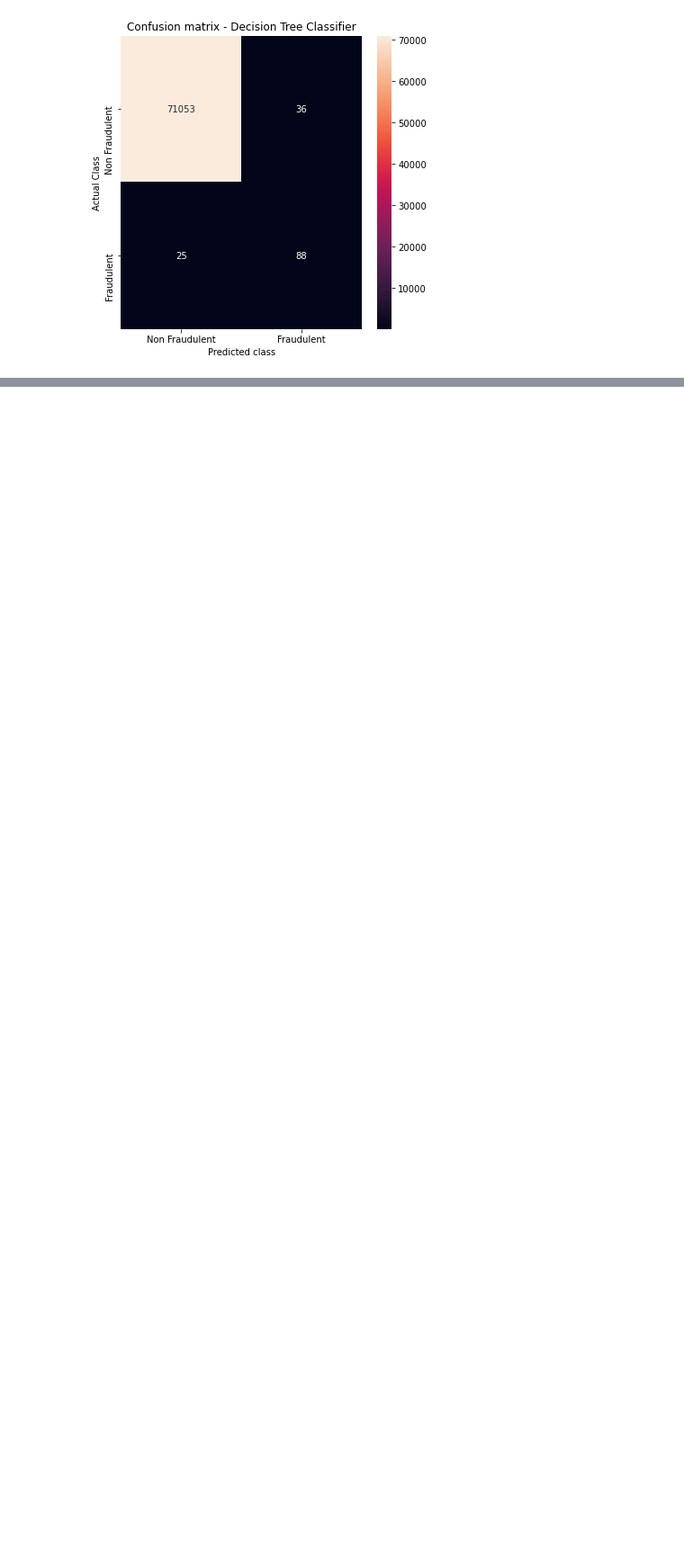
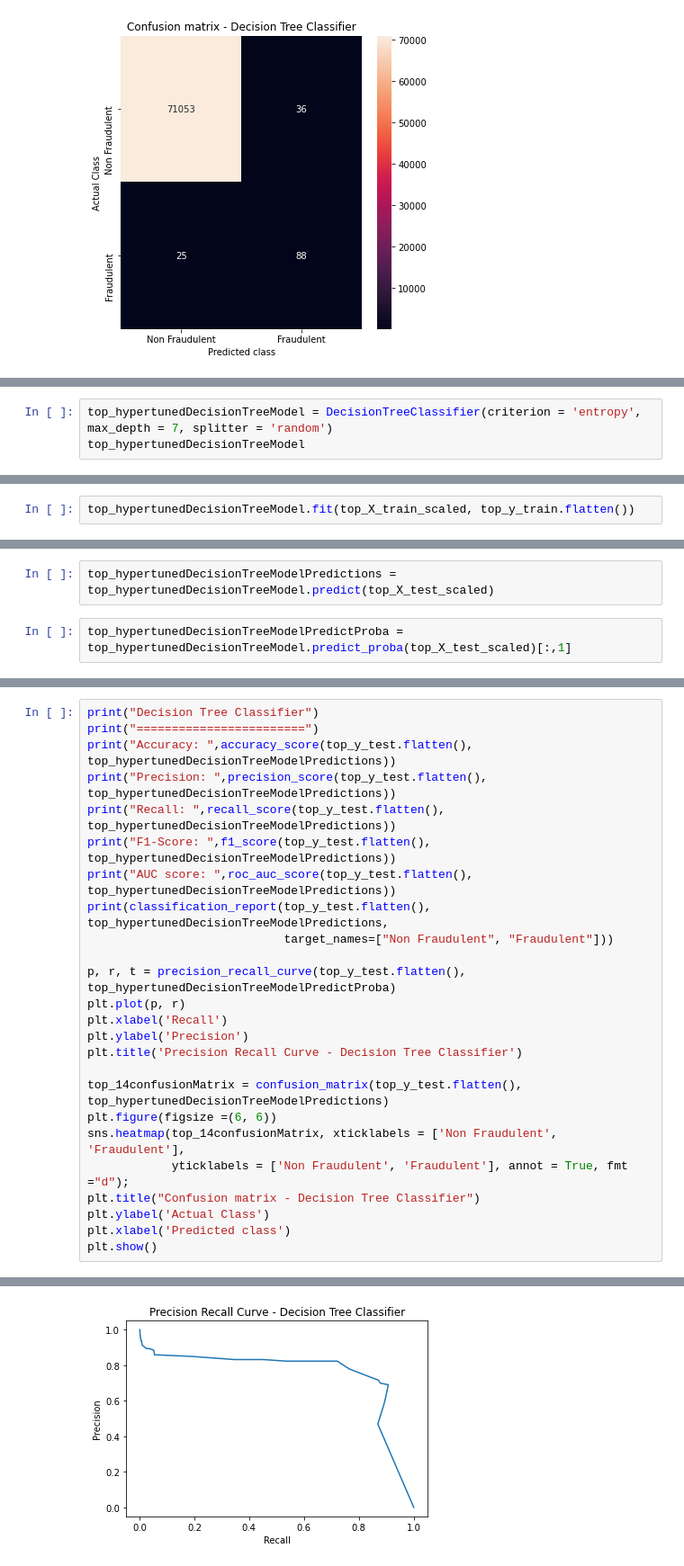
Before and after one commit to cdalsania/Credit_Card_Fraud_Detection, a Jupyter notebook: ml_models/DecisionTree.ipynb, the cells around one changed output, grey strips where cells are left out. Shown at 90% size. Cells and saved outputs as stored; diff of their text form; blank space fills up the shorter version.

```diff
--- a/ml_models/DecisionTree.ipynb
+++ b/ml_models/DecisionTree.ipynb
@@ -515,0 +588,3 @@ Non Fraudulent       1.00      1.00      1.00     71089
+# %%
+top_hypertunedDecisionTreeModel = DecisionTreeClassifier(criterion = 'entropy', max_depth = 7, splitter = 'random')
+top_hypertunedDecisionTreeModel
@@ -515,0 +593,2 @@ Non Fraudulent       1.00      1.00      1.00     71089
+# %%
+top_hypertunedDecisionTreeModel.fit(top_X_train_scaled, top_y_train.flatten())
@@ -515,0 +603,4 @@ Non Fraudulent       1.00      1.00      1.00     71089
+# %%
+top_hypertunedDecisionTreeModelPredictions = top_hypertunedDecisionTreeModel.predict(top_X_test_scaled)
+# %%
+top_hypertunedDecisionTreeModelPredictProba = top_hypertunedDecisionTreeModel.predict_proba(top_X_test_scaled)[:,1]
@@ -515,0 +619,26 @@ Non Fraudulent       1.00      1.00      1.00     71089
+# %%
+print("Decision Tree Classifier")
+print("========================")
+print("Accuracy: ",accuracy_score(top_y_test.flatten(), top_hypertunedDecisionTreeModelPredictions))
+print("Precision: ",precision_score(top_y_test.flatten(), top_hypertunedDecisionTreeModelPredictions))
+print("Recall: ",recall_score(top_y_test.flatten(), top_hypertunedDecisionTreeModelPredictions))
+print("F1-Score: ",f1_score(top_y_test.flatten(), top_hypertunedDecisionTreeModelPredictions))
+print("AUC score: ",roc_auc_score(top_y_test.flatten(), top_hypertunedDecisionTreeModelPredictions))
+print(classification_report(top_y_test.flatten(), top_hypertunedDecisionTreeModelPredictions,
+                            target_names=["Non Fraudulent", "Fraudulent"]))
+
+p, r, t = precision_recall_curve(top_y_test.flatten(), top_hypertunedDecisionTreeModelPredictProba)
+plt.plot(p, r)
+plt.xlabel('Recall')
+plt.ylabel('Precision')
+plt.title('Precision Recall Curve - Decision Tree Classifier')
+
+top_14confusionMatrix = confusion_matrix(top_y_test.flatten(), top_hypertunedDecisionTreeModelPredictions)
+plt.figure(figsize =(6, 6))
+sns.heatmap(top_14confusionMatrix, xticklabels = ['Non Fraudulent', 'Fraudulent'],
+            yticklabels = ['Non Fraudulent', 'Fraudulent'], annot = True, fmt ="d");
+plt.title("Confusion matrix - Decision Tree Classifier")
+plt.ylabel('Actual Class')
+plt.xlabel('Predicted class')
+plt.show()
+# %% [output]
@@ -515,0 +660 @@ Non Fraudulent       1.00      1.00      1.00     71089
+[figure, added]
```
Also changed, not shown: parts of 14 cells of this notebook.
